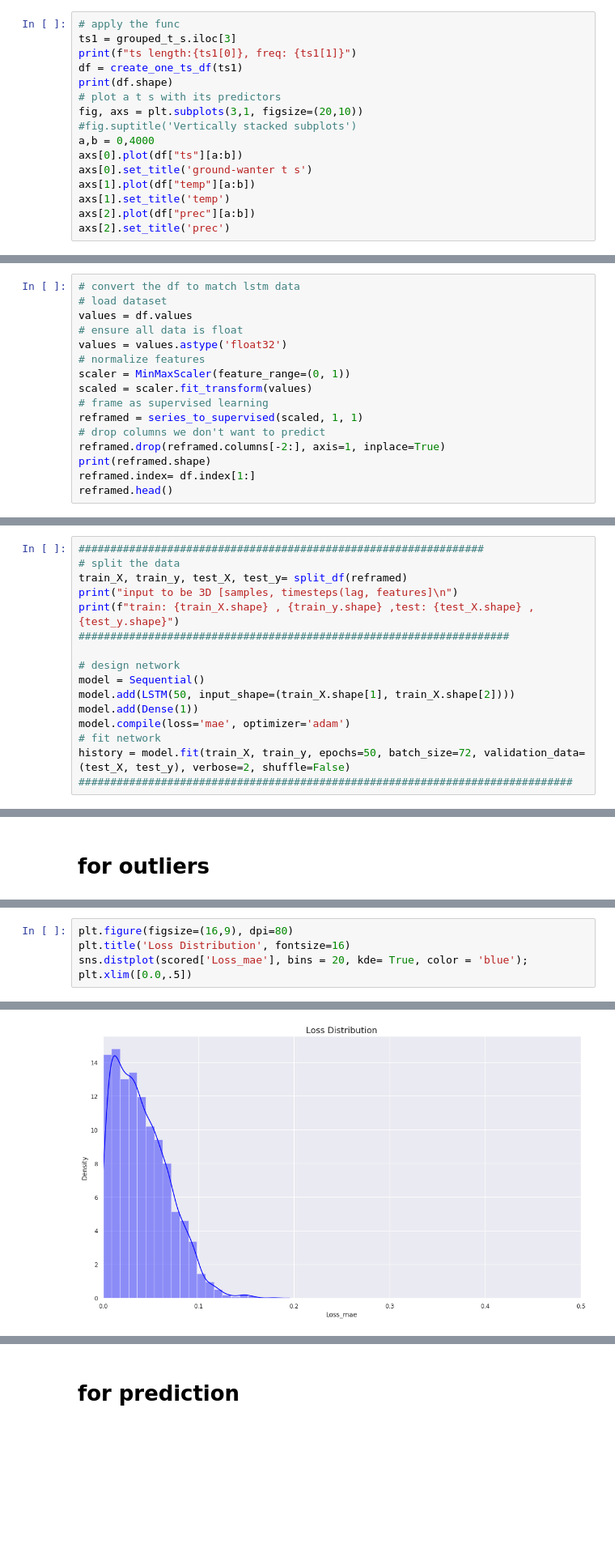
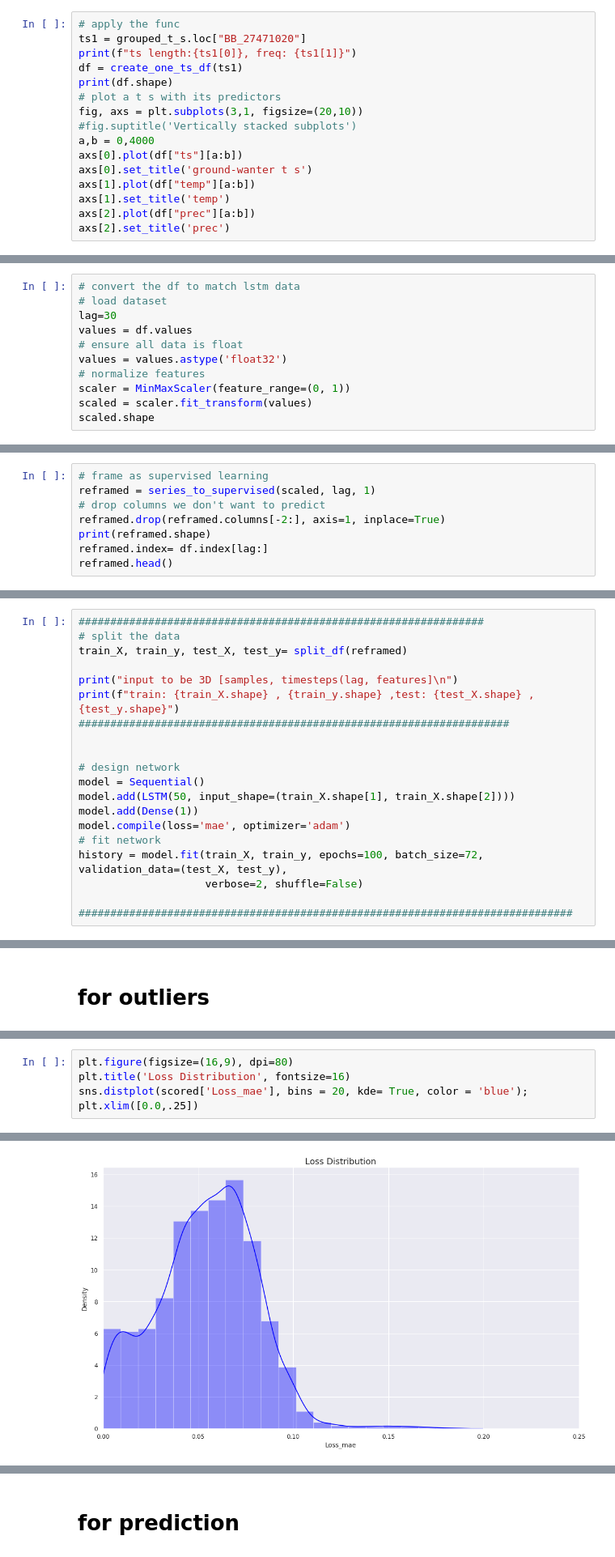
Before and after one commit to basem-AI/BGR_outlier_detection, a Jupyter notebook: outlier_detection_predict.ipynb, the cells around one changed output, grey strips where cells are left out. Shown: that part at 81% size. Drawn from its saved outputs; the diff is of its cells as text; blank space fills up the shorter version.

```diff
--- a/outlier_detection_predict.ipynb
+++ b/outlier_detection_predict.ipynb
@@ -105,7 +105,7 @@ def split_df(reframed):
 # pick t s
 # %%
 # apply the func
-ts1 = grouped_t_s.iloc[3]
+ts1 = grouped_t_s.loc["BB_27471020"]
 print(f"ts length:{ts1[0]}, freq: {ts1[1]}")
 df = create_one_ts_df(ts1)
 print(df.shape)
@@ -145,17 +145,12 @@ df
 # %%
 # convert the df to match lstm data
 # load dataset
+lag=30
 values = df.values
 # ensure all data is float
 values = values.astype('float32')
 # normalize features
 scaler = MinMaxScaler(feature_range=(0, 1))
 scaled = scaler.fit_transform(values)
-# frame as supervised learning
-reframed = series_to_supervised(scaled, 1, 1)
-# drop columns we don't want to predict
-reframed.drop(reframed.columns[-2:], axis=1, inplace=True)
-print(reframed.shape)
-reframed.index= df.index[1:]
-reframed.head()
+scaled.shape
 # %% [output]
@@ -168,0 +158,8 @@ reframed.head()
+# %%
+# frame as supervised learning
+reframed = series_to_supervised(scaled, lag, 1)
+# drop columns we don't want to predict
+reframed.drop(reframed.columns[-2:], axis=1, inplace=True)
+print(reframed.shape)
+reframed.index= df.index[lag:]
+reframed.head()
@@ -170,9 +176,11 @@ reframed.head()
 ################################################################
 # split the data
 train_X, train_y, test_X, test_y= split_df(reframed)
+
 print("input to be 3D [samples, timesteps(lag, features]\n")
 print(f"train: {train_X.shape} , {train_y.shape} ,test: {test_X.shape} , {test_y.shape}")
 ####################################################################
+
 
 # design network
 model = Sequential()
@@ -180,7 +188,9 @@ model.add(LSTM(50, input_shape=(train_X.shape[1], train_X.shape[2])))
 model.add(Dense(1))
 model.compile(loss='mae', optimizer='adam')
 # fit network
-history = model.fit(train_X, train_y, epochs=50, batch_size=72, validation_data=(test_X, test_y), verbose=2, shuffle=False)
+history = model.fit(train_X, train_y, epochs=100, batch_size=72, validation_data=(test_X, test_y),
+                    verbose=2, shuffle=False)
+
 ##############################################################################
 # %% [output]
 input to be 3D [samples, timesteps(lag, features]
@@ -235,5 +245,5 @@ scored
 plt.figure(figsize=(16,9), dpi=80)
 plt.title('Loss Distribution', fontsize=16)
 sns.distplot(scored['Loss_mae'], bins = 20, kde= True, color = 'blue');
-plt.xlim([0.0,.5])
+plt.xlim([0.0,.25])
 # %% [output]
@@ -241,2 +251,2 @@ plt.xlim([0.0,.5])
-[figure, old version]
+[figure, new version]
 # %%
```
Also changed, not shown: parts of 20 cells of this notebook, 4 other files.
